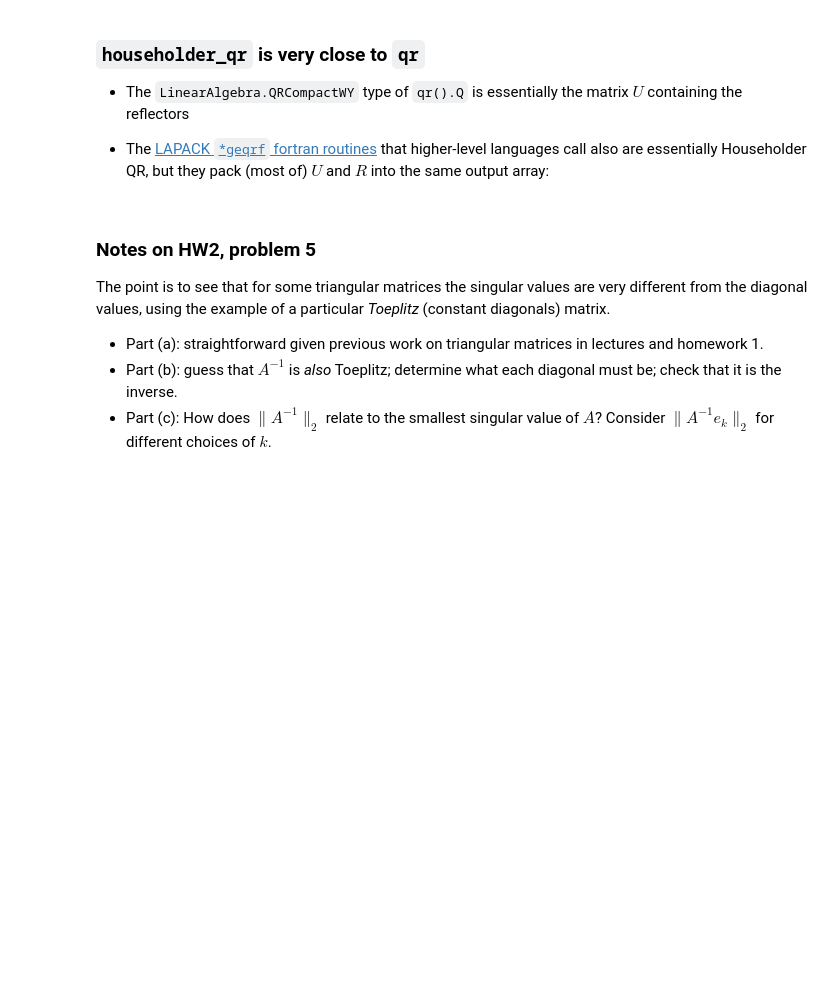
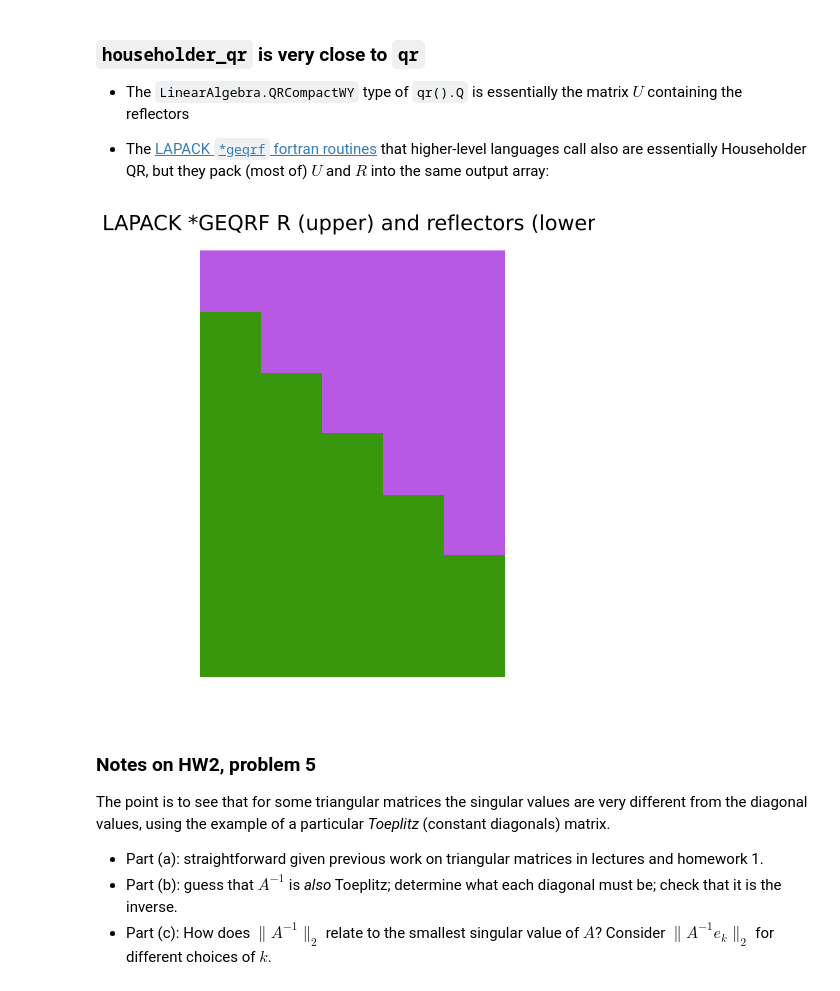
Before and after one commit to tisaac/gtcse6643sp22mybinder, a Jupyter notebook: lec07static.ipynb, the cells around one changed output. Drawn from its saved outputs; the diff is of its cells as text; code cells hidden in the pictures; blank space fills up the shorter version.

```diff
--- a/lec07static.ipynb
+++ b/lec07static.ipynb
@@ -743,11 +747,13 @@ norm(Qstarv_lit - Qstarv_hh, 2)
 # %%
 m = 7; n = 5;
 A = ones(m,n)
 for i = 1:n
     A[i+1:end,i] .= -1.0
 end
 p = imshow(A)
-plot!(p, colorbar=false, title = "LAPACK *GEQRF R (upper) and reflectors (lower)")
+draw(plot!(p, colorbar=false, title = "LAPACK *GEQRF R (upper) and reflectors (lower)"))
+# %% [output]
+[figure, added]
 # %% [markdown]
 ### Notes on HW2, problem 5
 
```
Also changed, not shown: parts of 2 cells of this notebook.
